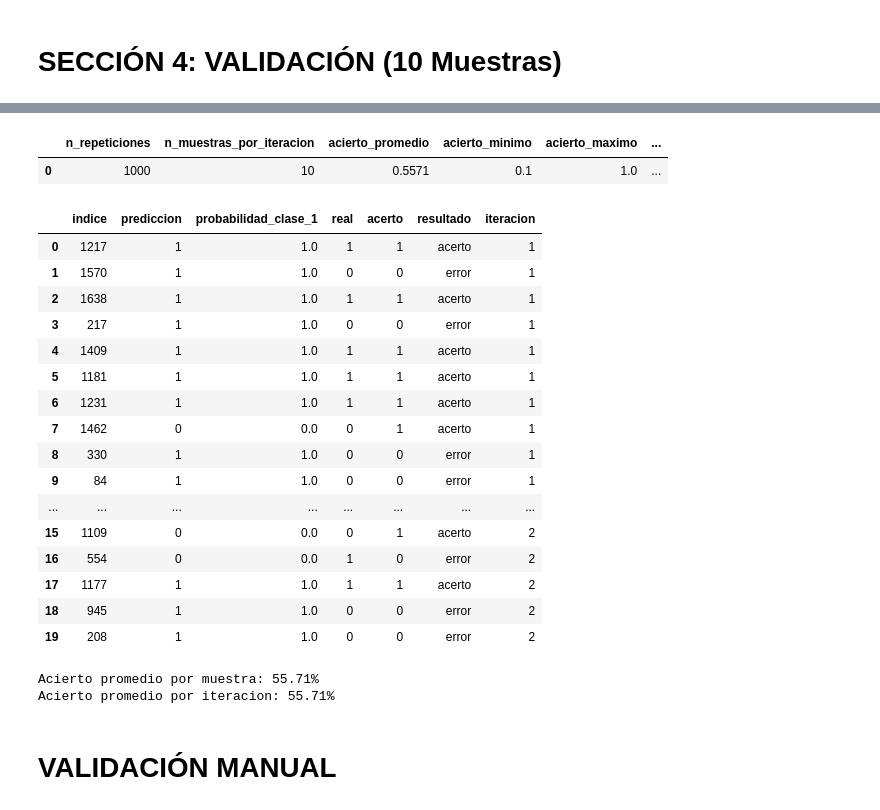
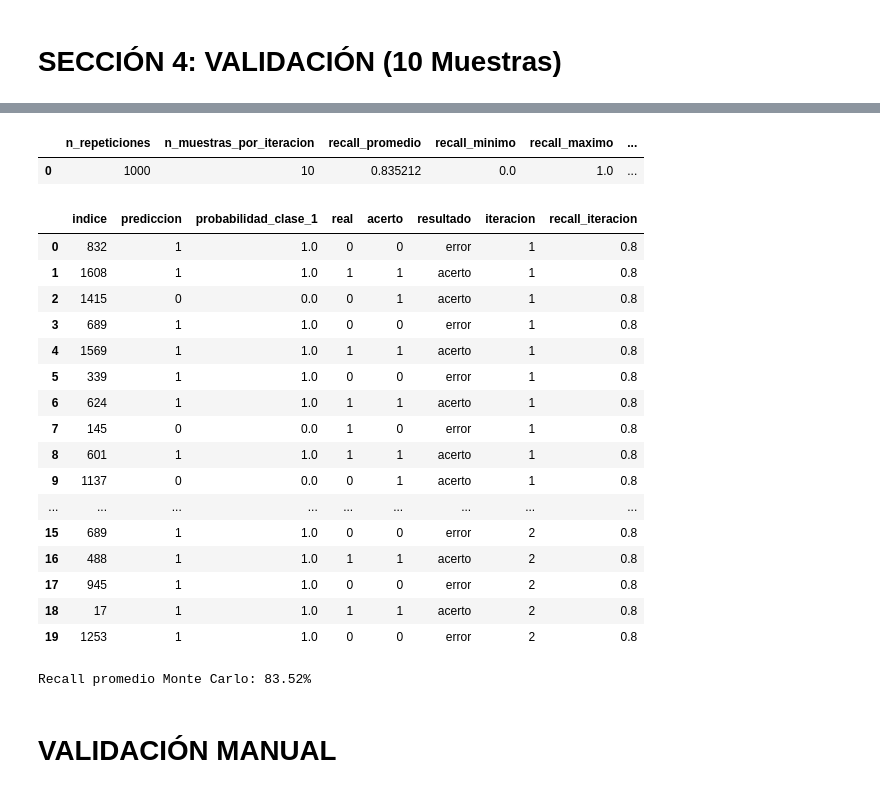
Before and after one commit to yacuervo18/Proyecto-4_Analitica_III, a Jupyter notebook: src/Shap_Validacion_LR.ipynb, the cells around one changed output, grey strips where cells are left out. Cells and saved outputs as stored; diff of their text form; code cells hidden in the pictures.

```diff
--- a/src/Shap_Validacion_LR.ipynb
+++ b/src/Shap_Validacion_LR.ipynb
@@ -139,68 +140,82 @@ def validacion_montecarlo(modelo, X_base, y_base=None, n_muestras=10, n_repetici
 
         resultados_iter = validar_muestras(modelo, X_iter, y_iter)
         resultados_iter['iteracion'] = i + 1
+
+        if y_iter is not None:
+            resultados_iter['recall_iteracion'] = recall_score(
+                y_iter,
+                resultados_iter['prediccion'],
+                zero_division=0
+            )
+        else:
+            resultados_iter['recall_iteracion'] = np.nan
+
         registros.append(resultados_iter)
 
     resultados_detalle = pd.concat(registros, ignore_index=True)
 
-    if 'acerto' in resultados_detalle.columns:
+    if 'recall_iteracion' in resultados_detalle.columns:
+        recall_promedio = resultados_detalle['recall_iteracion'].mean()
+        recall_minimo = resultados_detalle['recall_iteracion'].min()
+        recall_maximo = resultados_detalle['recall_iteracion'].max()
+        recall_desviacion = resultados_detalle['recall_iteracion'].std()
+
         resumen = pd.DataFrame({
             'n_repeticiones': [n_repeticiones],
             'n_muestras_por_iteracion': [n_muestras],
-            'acierto_promedio': [resultados_detalle['acerto'].mean()],
-            'acierto_minimo': [resultados_detalle.groupby('iteracion')['acerto'].mean().min()],
-            'acierto_maximo': [resultados_detalle.groupby('iteracion')['acerto'].mean().max()],
-            'desviacion_estandar_acierto': [resultados_detalle.groupby('iteracion')['acerto'].mean().std()]
+            'recall_promedio': [recall_promedio],
+            'recall_minimo': [recall_minimo],
+            'recall_maximo': [recall_maximo],
+            'desviacion_estandar_recall': [recall_desviacion]
         })
     else:
         resumen = pd.DataFrame({
             'n_repeticiones': [n_repeticiones],
             'n_muestras_por_iteracion': [n_muestras],
-            'acierto_promedio': [np.nan],
-            'acierto_minimo': [np.nan],
-            'acierto_maximo': [np.nan],
-            'desviacion_estandar_acierto': [np.nan]
+            'recall_promedio': [np.nan],
+            'recall_minimo': [np.nan],
+            'recall_maximo': [np.nan],
+            'desviacion_estandar_recall': [np.nan]
         })
 
     return resultados_detalle, resumen
 # %%
 # Ejecutar Monte Carlo y mostrar resumen
 resultados_mc, resumen_mc = validacion_montecarlo(
     lr_model,
     X_test,
     y_test,
     n_muestras=10,
     n_repeticiones=1000
 )
 
 display(resumen_mc)
 
 display(resultados_mc.head(20))
 
-if 'acerto' in resultados_mc.columns:
-    print(f"\nAcierto promedio por muestra: {resultados_mc['acerto'].mean():.2%}")
-    print(f"Acierto promedio por iteracion: {resultados_mc.groupby('iteracion')['acerto'].mean().mean():.2%}")
+if 'recall_iteracion' in resultados_mc.columns:
+    recall_reportado = resumen_mc.loc[0, 'recall_promedio']
+    print(f"\nRecall promedio Monte Carlo: {recall_reportado:.2%}")
 # %% [output]
-|  | n_repeticiones | n_muestras_por_iteracion | acierto_promedio | acierto_minimo | acierto_maximo | ... |
-| 0 | 1000 | 10 | 0.5571 | 0.1 | 1.0 | ... |
+|  | n_repeticiones | n_muestras_por_iteracion | recall_promedio | recall_minimo | recall_maximo | ... |
+| 0 | 1000 | 10 | 0.835212 | 0.0 | 1.0 | ... |
-|  | indice | prediccion | probabilidad_clase_1 | real | acerto | resultado | iteracion |
-| 0 | 1217 | 1 | 1.0 | 1 | 1 | acerto | 1 |
-| 1 | 1570 | 1 | 1.0 | 0 | 0 | error | 1 |
-| 2 | 1638 | 1 | 1.0 | 1 | 1 | acerto | 1 |
-| 3 | 217 | 1 | 1.0 | 0 | 0 | error | 1 |
-| 4 | 1409 | 1 | 1.0 | 1 | 1 | acerto | 1 |
-| 5 | 1181 | 1 | 1.0 | 1 | 1 | acerto | 1 |
-| 6 | 1231 | 1 | 1.0 | 1 | 1 | acerto | 1 |
-| 7 | 1462 | 0 | 0.0 | 0 | 1 | acerto | 1 |
-| 8 | 330 | 1 | 1.0 | 0 | 0 | error | 1 |
-| 9 | 84 | 1 | 1.0 | 0 | 0 | error | 1 |
-| ... | ... | ... | ... | ... | ... | ... | ... |
-| 15 | 1109 | 0 | 0.0 | 0 | 1 | acerto | 2 |
-| 16 | 554 | 0 | 0.0 | 1 | 0 | error | 2 |
-| 17 | 1177 | 1 | 1.0 | 1 | 1 | acerto | 2 |
-| 18 | 945 | 1 | 1.0 | 0 | 0 | error | 2 |
-| 19 | 208 | 1 | 1.0 | 0 | 0 | error | 2 |
+|  | indice | prediccion | probabilidad_clase_1 | real | acerto | resultado | iteracion | recall_iteracion |
+| 0 | 832 | 1 | 1.0 | 0 | 0 | error | 1 | 0.8 |
+| 1 | 1608 | 1 | 1.0 | 1 | 1 | acerto | 1 | 0.8 |
+| 2 | 1415 | 0 | 0.0 | 0 | 1 | acerto | 1 | 0.8 |
+| 3 | 689 | 1 | 1.0 | 0 | 0 | error | 1 | 0.8 |
+| 4 | 1569 | 1 | 1.0 | 1 | 1 | acerto | 1 | 0.8 |
+| 5 | 339 | 1 | 1.0 | 0 | 0 | error | 1 | 0.8 |
+| 6 | 624 | 1 | 1.0 | 1 | 1 | acerto | 1 | 0.8 |
+| 7 | 145 | 0 | 0.0 | 1 | 0 | error | 1 | 0.8 |
+| 8 | 601 | 1 | 1.0 | 1 | 1 | acerto | 1 | 0.8 |
+| 9 | 1137 | 0 | 0.0 | 0 | 1 | acerto | 1 | 0.8 |
+| ... | ... | ... | ... | ... | ... | ... | ... | ... |
+| 15 | 689 | 1 | 1.0 | 0 | 0 | error | 2 | 0.8 |
+| 16 | 488 | 1 | 1.0 | 1 | 1 | acerto | 2 | 0.8 |
+| 17 | 945 | 1 | 1.0 | 0 | 0 | error | 2 | 0.8 |
+| 18 | 17 | 1 | 1.0 | 1 | 1 | acerto | 2 | 0.8 |
+| 19 | 1253 | 1 | 1.0 | 0 | 0 | error | 2 | 0.8 |
-Acierto promedio por muestra: 55.71%
-Acierto promedio por iteracion: 55.71%
+Recall promedio Monte Carlo: 83.52%
 # %% [markdown]
 # VALIDACIÓN MANUAL
```
Also changed, not shown: parts of 6 cells of this notebook, 1 other file.
